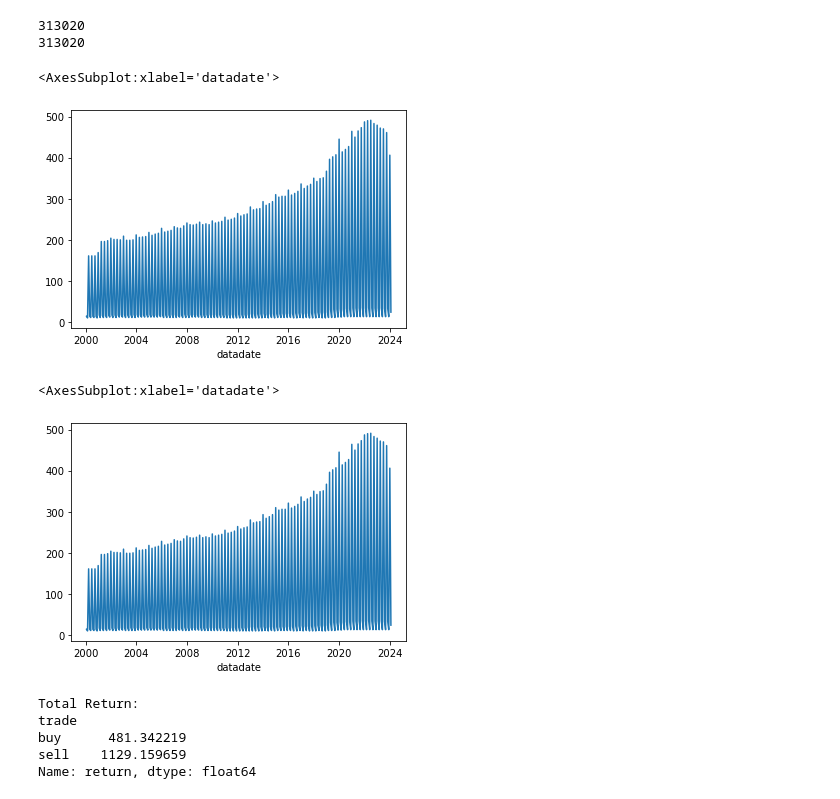
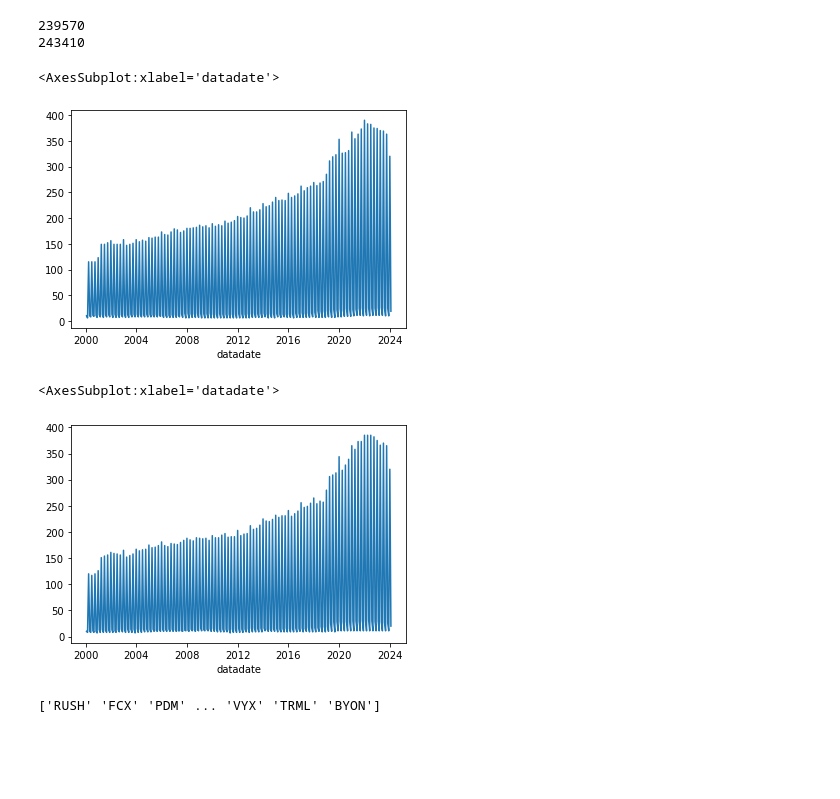
Before and after one commit to ili23/cds-sp24-millennium, a Jupyter notebook: notebooks/debt_to_equity.ipynb, the cells around one changed output. Saved outputs shown, nothing was run; the diff lists cells and outputs as text; code cells hidden in the pictures; blank space fills up the shorter version.

Commit message:
Price change graph updates

```diff
--- a/notebooks/debt_to_equity.ipynb
+++ b/notebooks/debt_to_equity.ipynb
@@ -107,22 +140,25 @@ df_buy_trades = pd.concat(buy_trades)
 df_buy_trades['trade'] = 'buy'
 df_sell_trades = pd.concat(sell_trades)
 df_sell_trades['trade'] = 'sell'
-df_buy_trades.head()
+
+
+df_buy_trades = df_buy_trades.drop_duplicates(subset=['datadate','tic'], keep='first')
+df_sell_trades = df_sell_trades.drop_duplicates(subset=['datadate','tic'], keep='first')
 print(df_buy_trades.size)
 print(df_sell_trades.size)
 # %% [output]
-313020
-313020
+239570
+243410
 # %%
-df_buy_trades.groupby('datadate')['cusip'].size().plot(kind='line')
+df_buy_trades.groupby('datadate')['tic'].size().plot(kind='line')
 # %% [output]
 <AxesSubplot:xlabel='datadate'>
-[figure, old version]
+[figure, new version]
 # %%
 df_sell_trades.groupby('datadate')['cusip'].size().plot(kind='line')
 # %% [output]
 <AxesSubplot:xlabel='datadate'>
-[figure, old version]
+[figure, new version]
 # %%
 returns_df['date'] = pd.to_datetime(returns_df['date'])
 df_buy_trades['datadate'] = pd.to_datetime(df_buy_trades['datadate'])
@@ -131,40 +167,7 @@ df_sell_trades['datadate'] = pd.to_datetime(df_sell_trades['datadate'])
 df_buy_trades = df_buy_trades.sort_values(by='datadate')
 df_sell_trades = df_sell_trades.sort_values(by='datadate')
 returns_df = returns_df.sort_values(by='date')
+
+print(returns_df['ticker'].unique())
+# %% [output]
+['RUSH' 'FCX' 'PDM' ... 'VYX' 'TRML' 'BYON']
-# %%
-window = 90
-# Merge buy and sell trades dataframes with returns dataframe
-merged_buy = pd.merge(df_buy_trades, returns_df, left_on=['datadate', 'tic'], right_on=['date', 'ticker'], how='left')
-merged_sell = pd.merge(df_sell_trades, returns_df, left_on=['datadate', 'tic'], right_on=['date', 'ticker'], how='left')
-# merged_buy.head()
-
-# Shift prices for the next day for buy trades
-merged_buy['prc_next_day'] = merged_buy.groupby('tic')['prc'].shift(-1)
-
-# Shift prices for the next day for sell trades
-merged_sell['prc_next_day'] = merged_sell.groupby('tic')['prc'].shift(-1)
-
-# Calculate returns for buy trades
-merged_buy['return'] = (merged_buy['prc_next_day'] - merged_buy['prc']) / merged_buy['prc']
-
-# Calculate returns for sell trades
-merged_sell['return'] = (merged_sell['prc_next_day'] - merged_sell['prc']) / merged_sell['prc']
-
-merged_buy = merged_buy.dropna(subset=['return'])
-merged_sell = merged_sell.dropna(subset=['return'])
-
-# Concatenate buy and sell trades
-all_trades = pd.concat([merged_buy, merged_sell])
-
-
-# Analyze returns
-total_return = all_trades.groupby('trade')['return'].sum()
-
-print("\nTotal Return:")
-print(total_return)
-# %% [output]
-Total Return:
-trade
-buy      481.342219
-sell    1129.159659
-Name: return, dtype: float64
```
Also changed, not shown: parts of 22 cells of this notebook.
